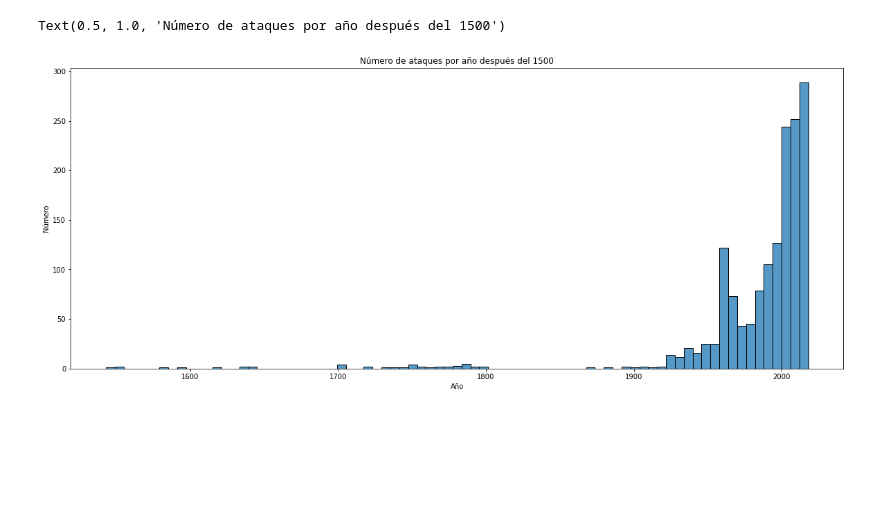
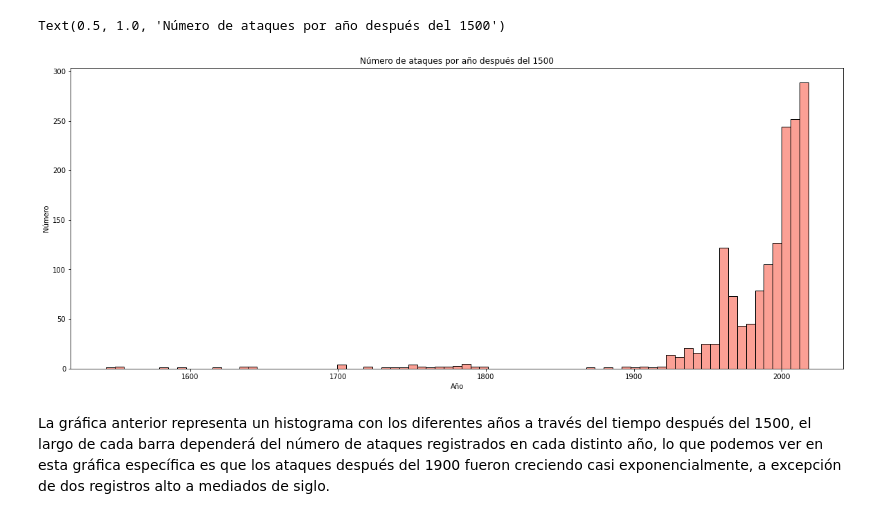
Before and after one commit to Adalab/DA-promo-b-modulo-2-sprint-1-Lara-Diana, a Jupyter notebook: Visualizacion/modulo-2-ejercicio-3-Seaborn.ipynb, the cells around one changed output. Saved outputs shown, nothing was run; the diff lists cells and outputs as text; code cells hidden in the pictures; blank space fills up the shorter version.

```diff
--- a/Visualizacion/modulo-2-ejercicio-3-Seaborn.ipynb
+++ b/Visualizacion/modulo-2-ejercicio-3-Seaborn.ipynb
@@ -116,12 +62,15 @@ Name: Year, Length: 147, dtype: int64
 # %%
 #¿Cuántos ataques hubo por año? Seleccionad solo desde el año 1500.
+df_1500=df[df['Year']>1500]
 
 plt.figure(figsize =(20,8))
-fig = sns.histplot(x='Year', data = df[df['Year']>1500])
+fig = sns.histplot(x=df_1500['Year'], data = df_1500['Year'], color= 'salmon')
 fig.set(xlabel='Año', ylabel = 'Número')
 fig.set_title('Número de ataques por año después del 1500')
 # %% [output]
 Text(0.5, 1.0, 'Número de ataques por año después del 1500')
-[figure, old version]
+[figure, new version]
+# %% [markdown]
+La gráfica anterior representa un histograma con los diferentes años a través del tiempo después del 1500, el largo de cada barra dependerá del número de ataques registrados en cada distinto año, lo que podemos ver en esta gráfica específica es que los ataques después del 1900 fueron creciendo casi exponencialmente, a excepción de dos registros alto a mediados de siglo.
 # %%
 #Seleccionad solo los registros de USA, AUSTRALIA y SOUTH AFRICA. Muestra el número de ataques por país y año desde el año 1900.
```
Also changed, not shown: parts of 22 cells of this notebook, 3 other files.
